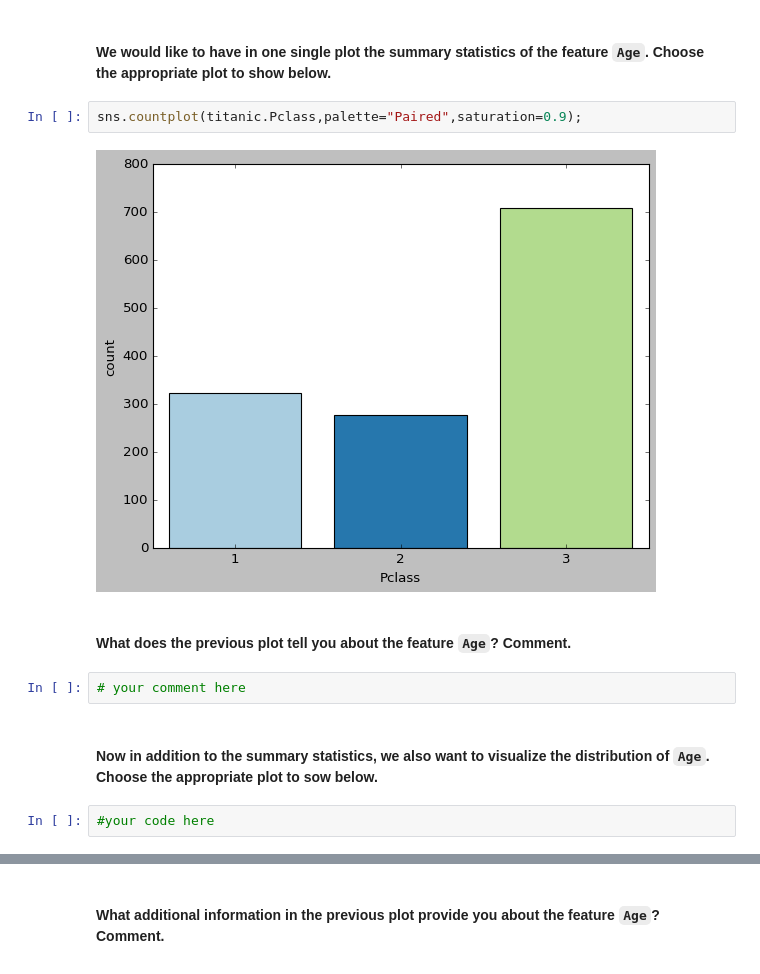
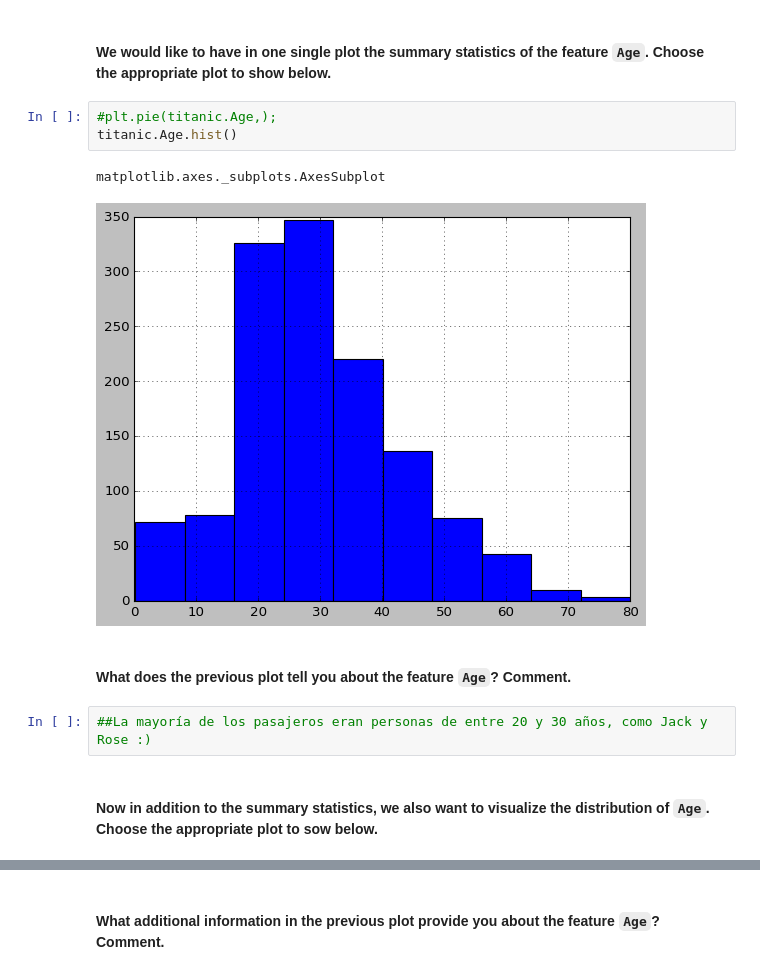
Before and after one commit to ta-data-mexpt/lab-matplotlib-seaborn, a Jupyter notebook: your-code/challenge-3.ipynb, the cells around one changed output, grey strips where cells are left out. Cells and saved outputs as stored; diff of their text form.

```diff
--- a/your-code/challenge-3.ipynb
+++ b/your-code/challenge-3.ipynb
@@ -161,14 +156,14 @@ titanic.head()
 # %% [markdown]
 #### We would like to have in one single plot the summary statistics of the feature `Age`. Choose the appropriate plot to show below.
-# %%
-sns.countplot(titanic.Pclass,palette="Paired",saturation=0.9);
-# %% [output]
-[figure, removed]
+# %%
+#plt.pie(titanic.Age,);
+titanic.Age.hist()
+# %% [output]
+matplotlib.axes._subplots.AxesSubplot
+[figure, added]
 # %% [markdown]
 #### What does the previous plot tell you about the feature `Age`? Comment.
-# %%
-# your comment here
+# %%
+##La mayoría de los pasajeros eran personas de entre 20 y 30 años, como Jack y Rose :)
 # %% [markdown]
 #### Now in addition to the summary statistics, we also want to visualize the distribution of `Age`. Choose the appropriate plot to sow below.
-# %%
-#your code here
```
Also changed, not shown: parts of 17 cells of this notebook.
